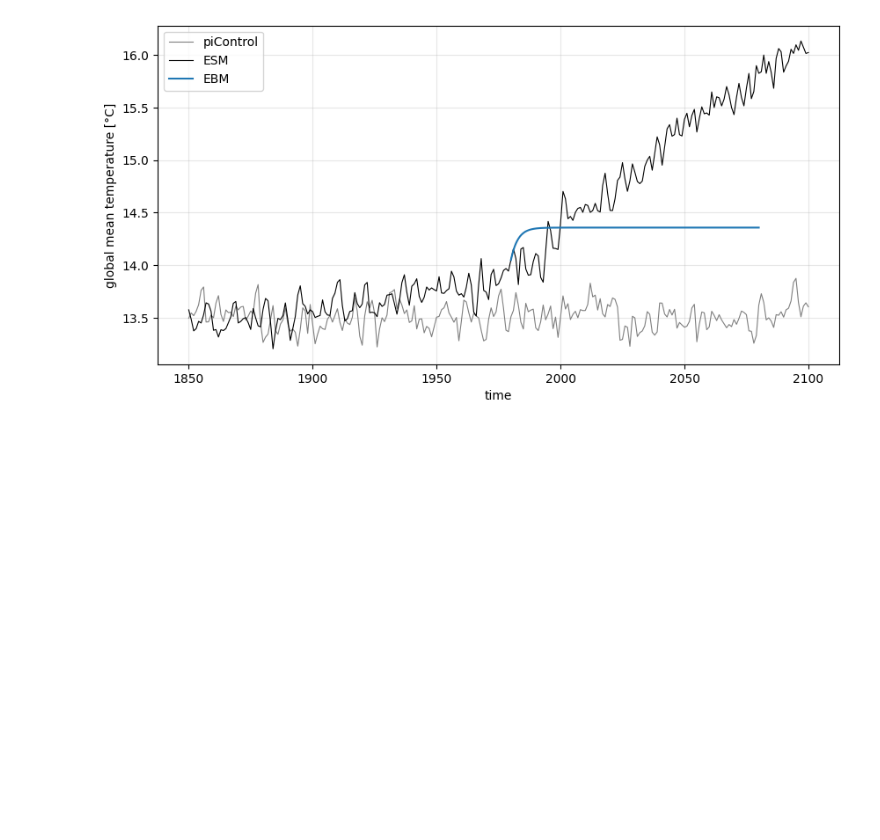
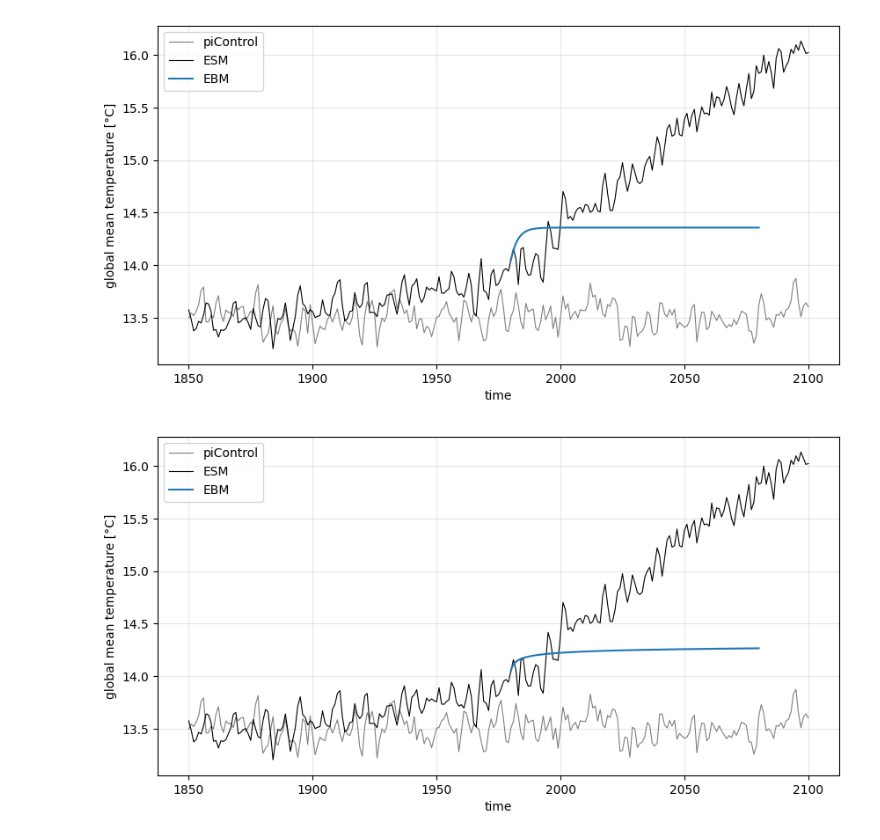
Before and after one commit to stine-fohrmann/climate-modelling-ebm, a Jupyter notebook: main.ipynb, the cells around one changed output. Saved outputs shown, nothing was run; the diff lists cells and outputs as text; code cells hidden in the pictures; blank space fills up the shorter version.

```diff
--- a/main.ipynb
+++ b/main.ipynb
@@ -62,7 +62,7 @@ plt.show()
 # %%
 start_year = 1980
 # start_year = 1850
-T_init = global_mean1.sel(time=str(start_year)).values[0]
+T_init = global_mean_r25.sel(time=str(start_year)).values[0]
 # %%
 %autoreload
 from ebm.model import run_model
@@ -99,3 +99,19 @@ plot_ebm_vs_esm(
     )
 # %% [output]
 [figure]
+# %%
+%autoreload
+from ebm.model import run_with_changing_H
+# from utils import plot_ebm_vs_esm
+
+temp, time = run_with_changing_H(T_ini=T_init, maxtime=100*secyear, alpha=0.31)
+
+plot_ebm_vs_esm(
+    time_ebm=time+start_year,
+    temp_ebm=temp,
+    time_esm=global_mean_r25.time.dt.year,
+    temp_esm=global_mean_r25-273.15,
+    temp_control=global_mean_pi-273.15
+    )
+# %% [output]
+[figure, added]
```
Also changed, not shown: parts of 3 cells of this notebook, 3 other files.
